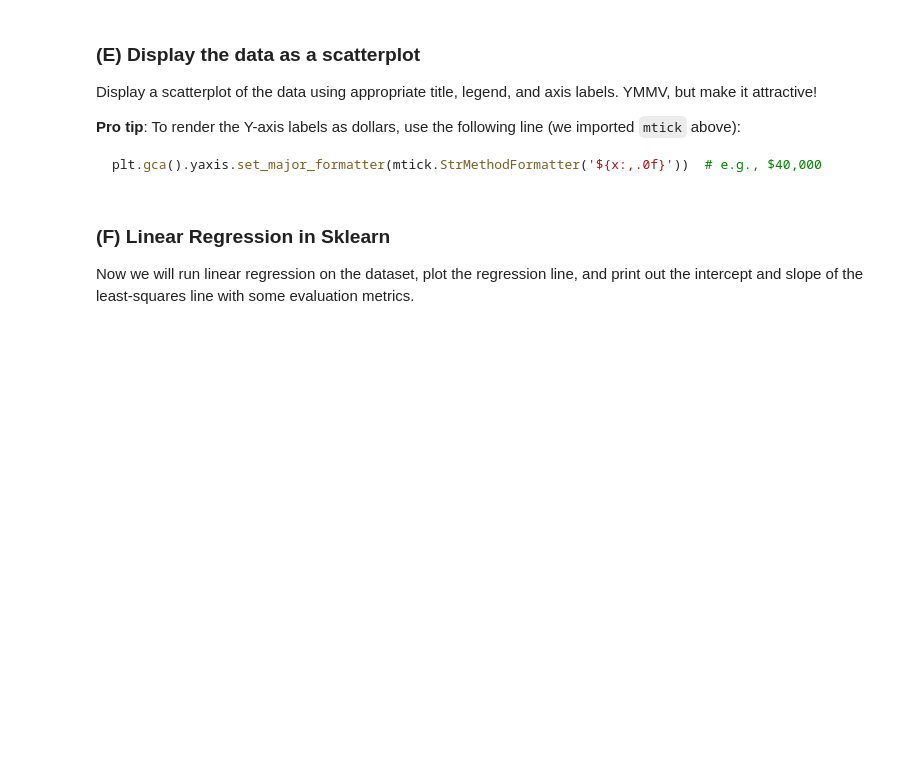
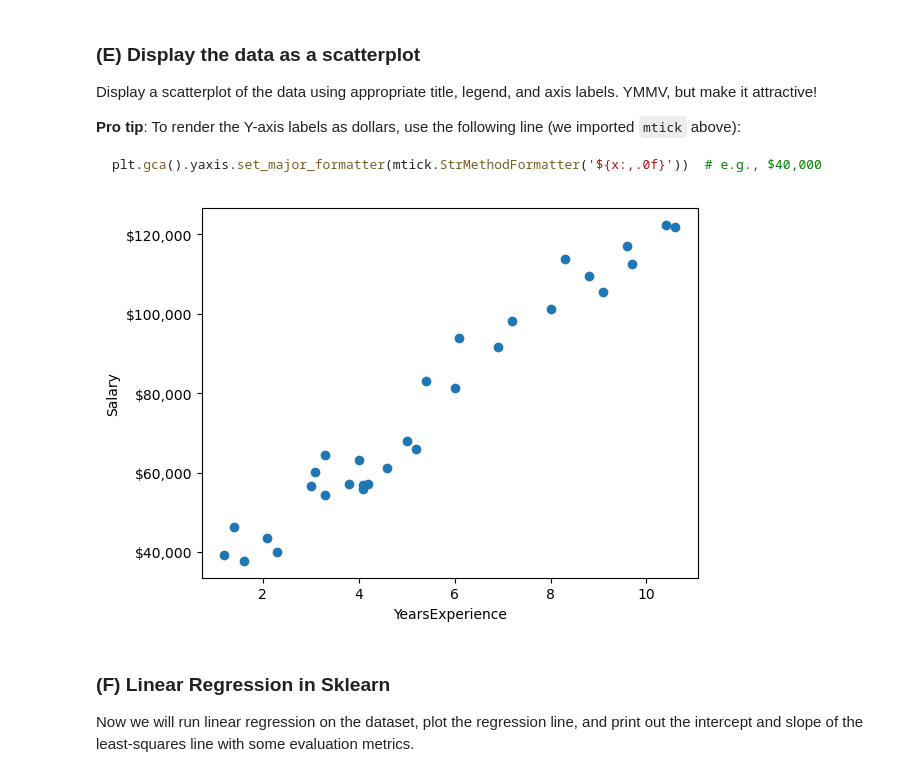
Before and after one commit to waysnyder/Module-3-Assignments, a Jupyter notebook: Homework_01.ipynb, the cells around one changed output. Saved outputs shown, nothing was run; the diff lists cells and outputs as text; code cells hidden in the pictures; blank space fills up the shorter version.

````diff
--- a/Homework_01.ipynb
+++ b/Homework_01.ipynb
@@ -154,7 +182,8 @@ There seems to be a problem, namely an extra column that is completely unnecesss
 # %%
 # Your code here (not graded)
 
+salary_data = salary_data_raw.drop(columns=['Unnamed: 0'])
 
-feature_names = ...
+feature_names = list(salary_data.columns)
 print(f'Features: {feature_names}')
 # %% [output]
@@ -185,4 +214,7 @@ Confirm by setting the variable `a4` to the shape of `X`.  (You should probably
 # %%
 # Your code here
 
-a4 = 0,0                  # replace 0,0 with an expression returning the shape of X
+X = salary_data.iloc[:, [0]].to_numpy()
+y = salary_data['Salary'].to_numpy()
+
+a4 = X.shape                  # replace 0,0 with an expression returning the shape of X
@@ -205,6 +241,14 @@ plt.gca().yaxis.set_major_formatter(mtick.StrMethodFormatter('${x:,.0f}'))  # e.
 ```
 # %%
 # Your code here (not graded)
+
+plt.scatter(X,y)
+plt.xlabel('YearsExperience')
+plt.ylabel('Salary')
+plt.gca().yaxis.set_major_formatter(mtick.StrMethodFormatter('${x:,.0f}'))
+plt.show()
+# %% [output]
+[figure, added]
 # %% [markdown]
  ### (F) Linear Regression in Sklearn
 
````
Also changed, not shown: parts of 27 cells of this notebook.
